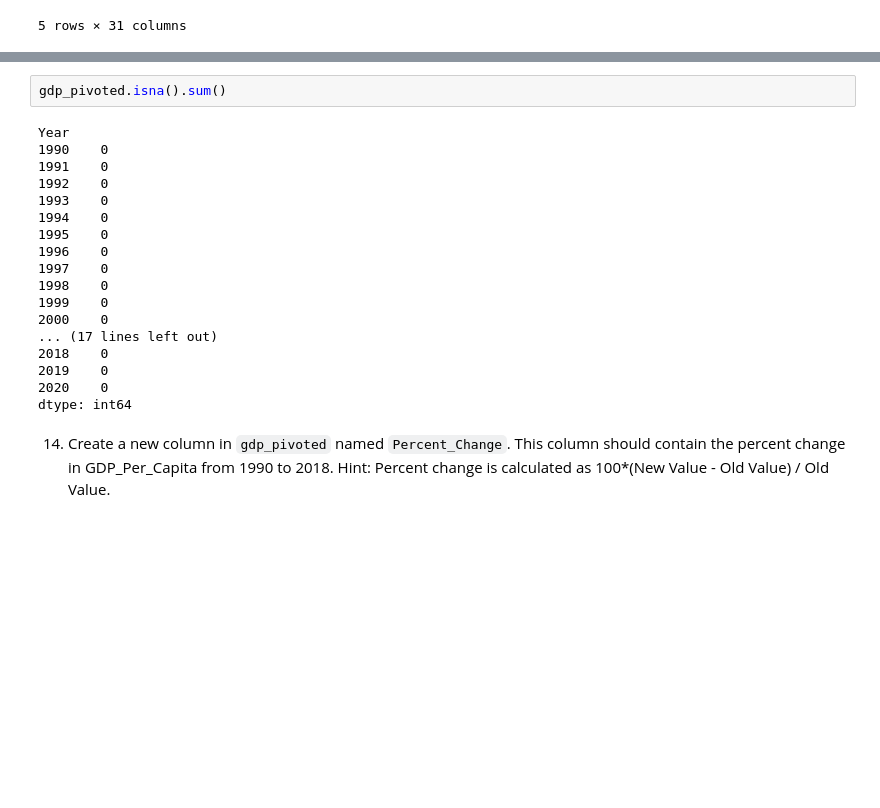
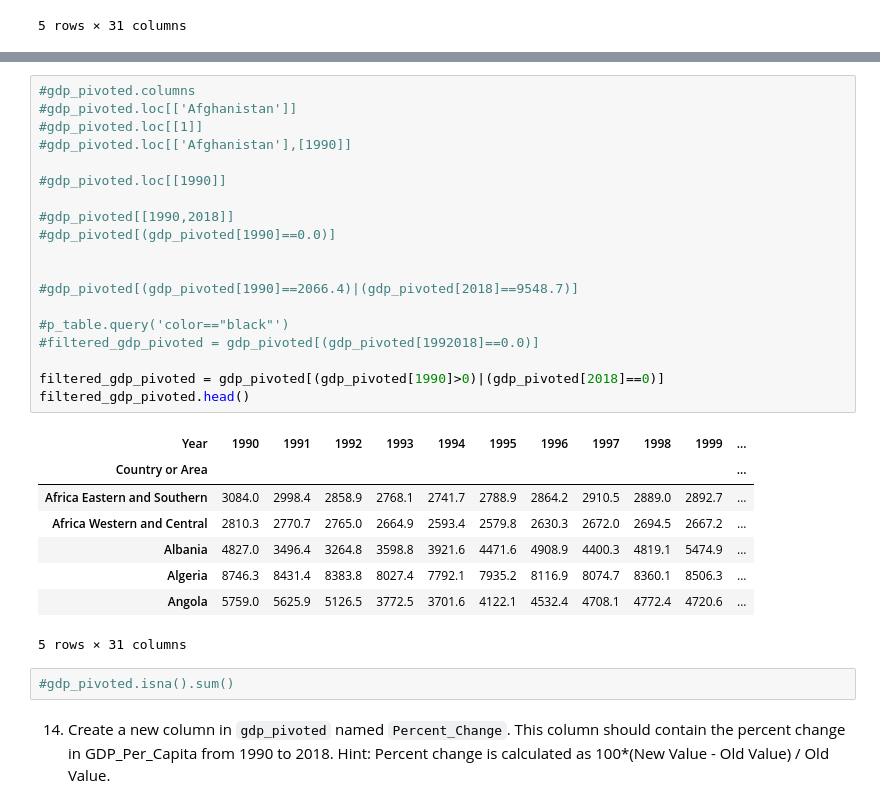
Before and after one commit to nss-data-science-cohort-7/un-exploration-JEFFDAVISJR, a Jupyter notebook: notebooks/UN_Data_Exploration.ipynb, the cells around one changed output, grey strips where cells are left out. Drawn from its saved outputs; the diff is of its cells as text; blank space fills up the shorter version.

```diff
--- a/notebooks/UN_Data_Exploration.ipynb
+++ b/notebooks/UN_Data_Exploration.ipynb
@@ -218,22 +208,32 @@ KeyError: 'Year'
+# %%
+#gdp_pivoted.columns
+#gdp_pivoted.loc[['Afghanistan']]
+#gdp_pivoted.loc[[1]]
+#gdp_pivoted.loc[['Afghanistan'],[1990]]
+
+#gdp_pivoted.loc[[1990]]
+
+#gdp_pivoted[[1990,2018]]
+#gdp_pivoted[(gdp_pivoted[1990]==0.0)]
+
+
+#gdp_pivoted[(gdp_pivoted[1990]==2066.4)|(gdp_pivoted[2018]==9548.7)]
+
+#p_table.query('color=="black"')
+#filtered_gdp_pivoted = gdp_pivoted[(gdp_pivoted[1992018]==0.0)]
+
+filtered_gdp_pivoted = gdp_pivoted[(gdp_pivoted[1990]>0)|(gdp_pivoted[2018]==0)]
+filtered_gdp_pivoted.head()
+# %% [output]
+| Year | 1990 | 1991 | 1992 | 1993 | 1994 | 1995 | 1996 | 1997 | 1998 | 1999 | ... |
+| Country or Area |  |  |  |  |  |  |  |  |  |  | ... |
+| Africa Eastern and Southern | 3084.0 | 2998.4 | 2858.9 | 2768.1 | 2741.7 | 2788.9 | 2864.2 | 2910.5 | 2889.0 | 2892.7 | ... |
+| Africa Western and Central | 2810.3 | 2770.7 | 2765.0 | 2664.9 | 2593.4 | 2579.8 | 2630.3 | 2672.0 | 2694.5 | 2667.2 | ... |
+| Albania | 4827.0 | 3496.4 | 3264.8 | 3598.8 | 3921.6 | 4471.6 | 4908.9 | 4400.3 | 4819.1 | 5474.9 | ... |
+| Algeria | 8746.3 | 8431.4 | 8383.8 | 8027.4 | 7792.1 | 7935.2 | 8116.9 | 8074.7 | 8360.1 | 8506.3 | ... |
+| Angola | 5759.0 | 5625.9 | 5126.5 | 3772.5 | 3701.6 | 4122.1 | 4532.4 | 4708.1 | 4772.4 | 4720.6 | ... |
+5 rows × 31 columns
 # %%
-gdp_pivoted.isna().sum()
+#gdp_pivoted.isna().sum()
-# %% [output]
-Year
-1990    0
-1991    0
-1992    0
-1993    0
-1994    0
-1995    0
-1996    0
-1997    0
-1998    0
-1999    0
-2000    0
-... (17 lines left out)
-2018    0
-2019    0
-2020    0
-dtype: int64
 # %% [markdown]
 14. Create a new column in `gdp_pivoted` named `Percent_Change`. This column should contain the percent change in GDP_Per_Capita from 1990 to 2018. Hint: Percent change is calculated as 100*(New Value - Old Value) / Old Value.
```
Also changed, not shown: parts of 7 cells of this notebook.
